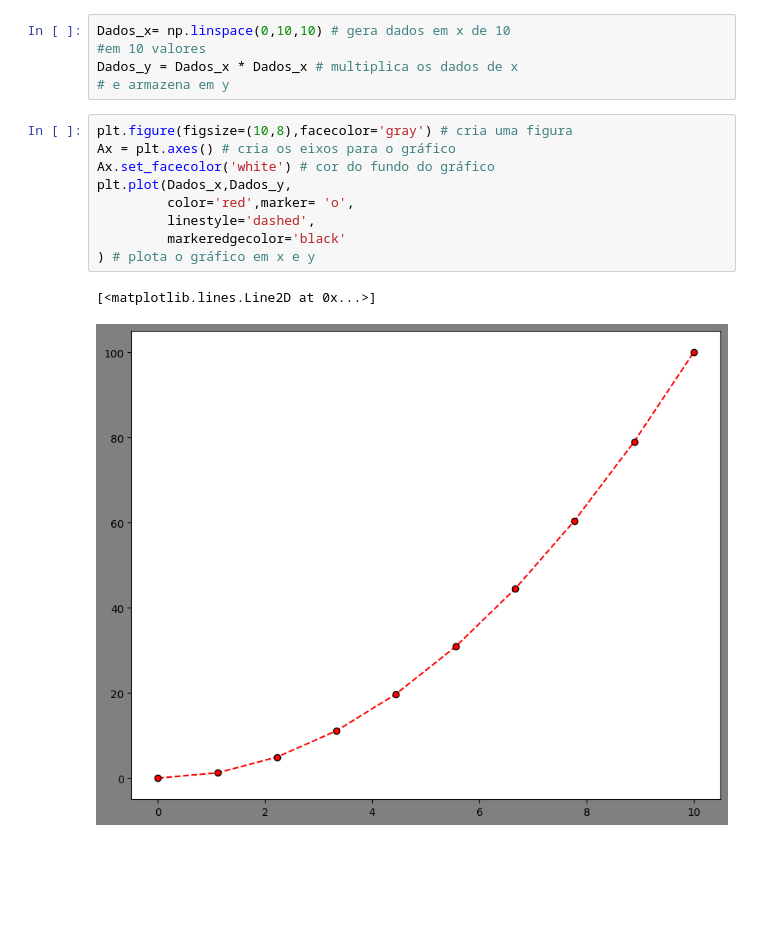
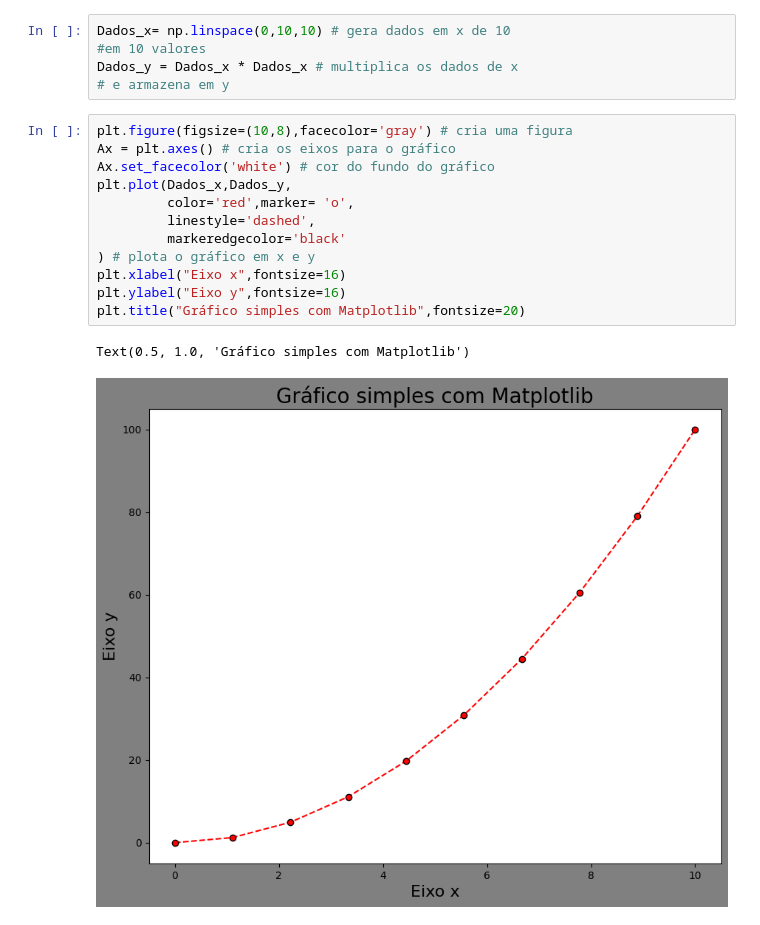
Before and after one commit to danielvieira95/Intelig-ncia-Artificial-e-Big-Data--2-2024, a Jupyter notebook: TurmaA/Aula03/codigo.ipynb, the cells around one changed output. Drawn from its saved outputs; the diff is of its cells as text; blank space fills up the shorter version.

Commit message:
codigo aula 03 matplotlib

```diff
--- a/TurmaA/Aula03/codigo.ipynb
+++ b/TurmaA/Aula03/codigo.ipynb
@@ -11,12 +11,15 @@ Dados_y = Dados_x * Dados_x # multiplica os dados de x
 # %%
 plt.figure(figsize=(10,8),facecolor='gray') # cria uma figura
 Ax = plt.axes() # cria os eixos para o gráfico
 Ax.set_facecolor('white') # cor do fundo do gráfico
 plt.plot(Dados_x,Dados_y,
          color='red',marker= 'o',
          linestyle='dashed',
          markeredgecolor='black'
 ) # plota o gráfico em x e y
+plt.xlabel("Eixo x",fontsize=16)
+plt.ylabel("Eixo y",fontsize=16)
+plt.title("Gráfico simples com Matplotlib",fontsize=20)
 # %% [output]
-[<matplotlib.lines.Line2D at 0x...>]
+Text(0.5, 1.0, 'Gráfico simples com Matplotlib')
-[figure, old version]
+[figure, new version]
```
